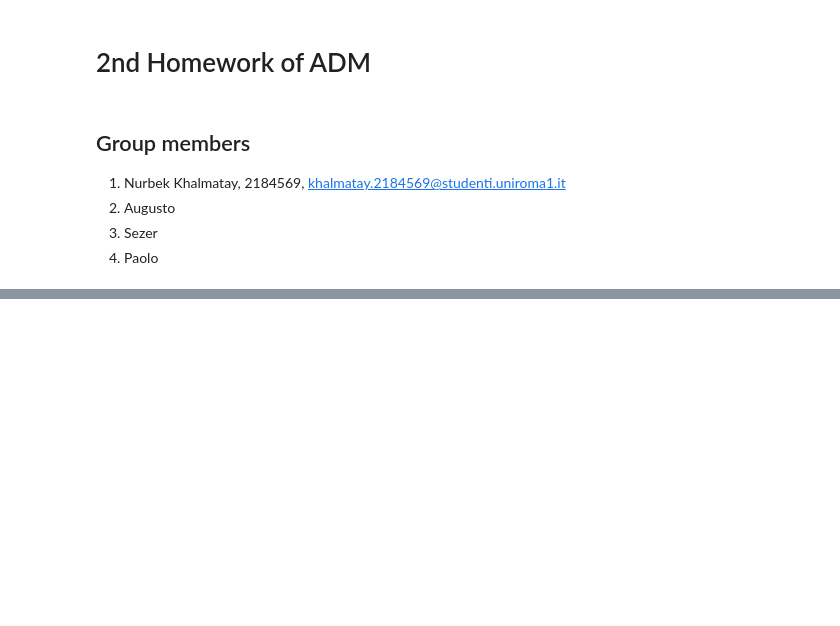
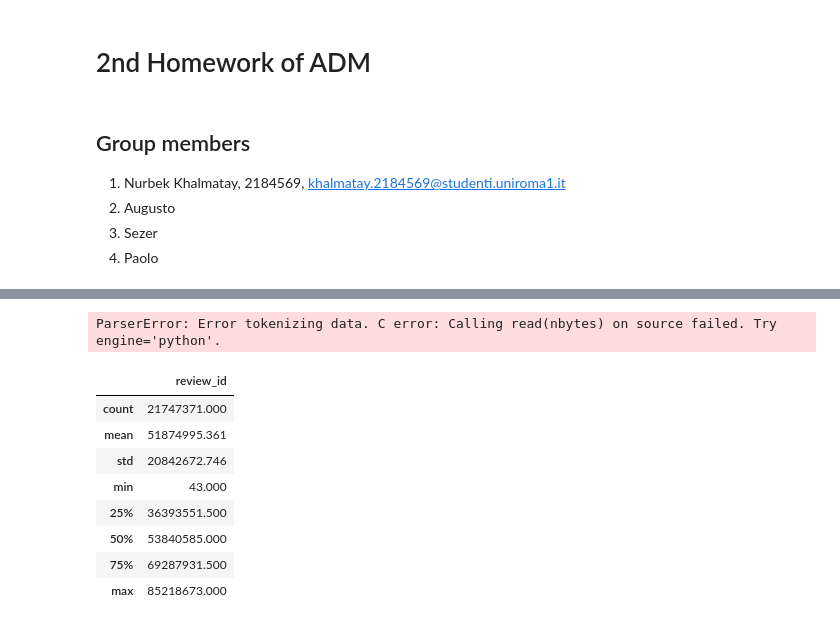
Before and after one commit to khalmatay/videogame-reviews-analysis, a Jupyter notebook: main.ipynb, the cells around one changed output, grey strips where cells are left out. Cells and saved outputs as stored; diff of their text form; code cells hidden in the pictures; blank space fills up the shorter version.

```diff
--- a/main.ipynb
+++ b/main.ipynb
@@ -47,0 +37,16 @@ df.head()
+# %%
+df = pd.read_csv(csv_file_path,  usecols = ['app_name','review','review_id','recommended', 'steam_purchase', 'received_for_free' ])
+# %% [output]
+ParserError: Error tokenizing data. C error: Calling read(nbytes) on source failed. Try engine='python'.
+# %%
+df.describe()
+# %% [output]
+|  | review_id |
+| count | 21747371.000 |
+| mean | 51874995.361 |
+| std | 20842672.746 |
+| min | 43.000 |
+| 25% | 36393551.500 |
+| 50% | 53840585.000 |
+| 75% | 69287931.500 |
+| max | 85218673.000 |
```
Also changed, not shown: parts of 16 cells of this notebook.
